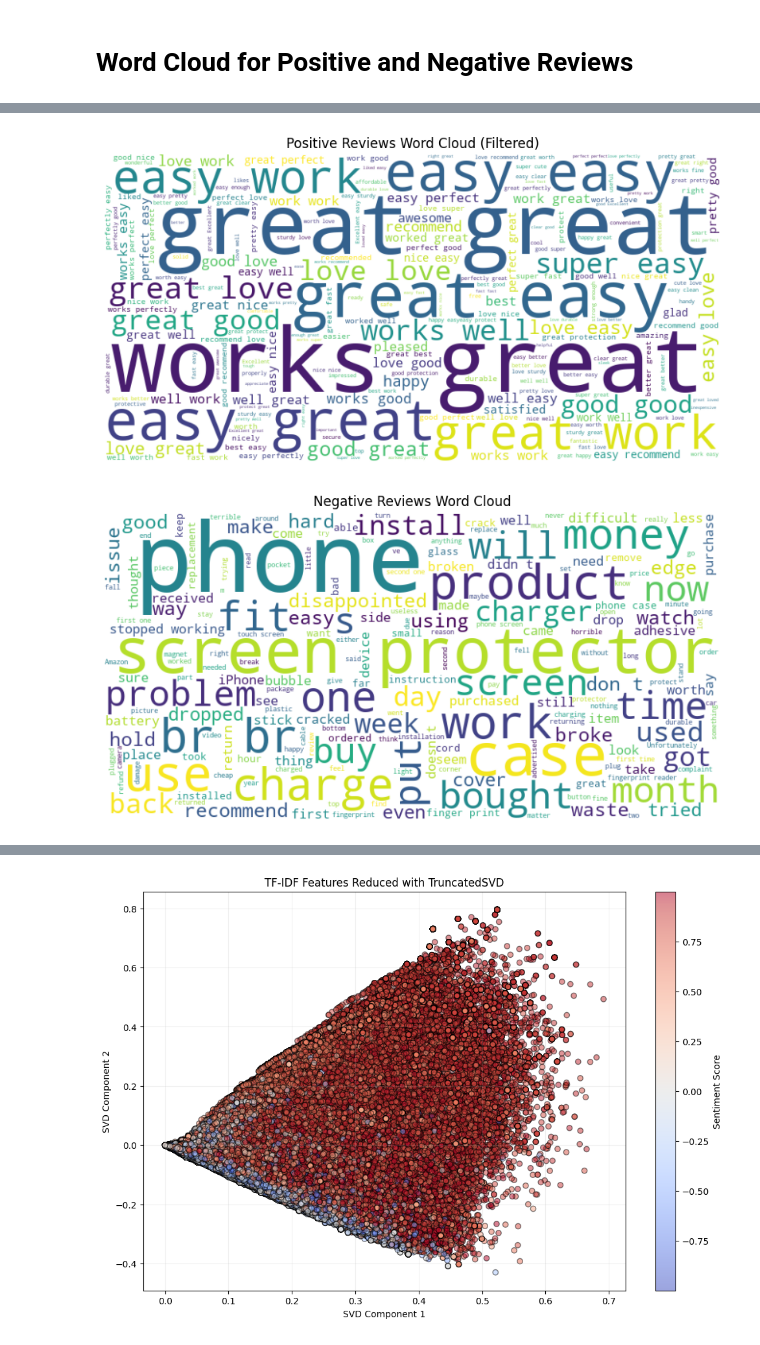
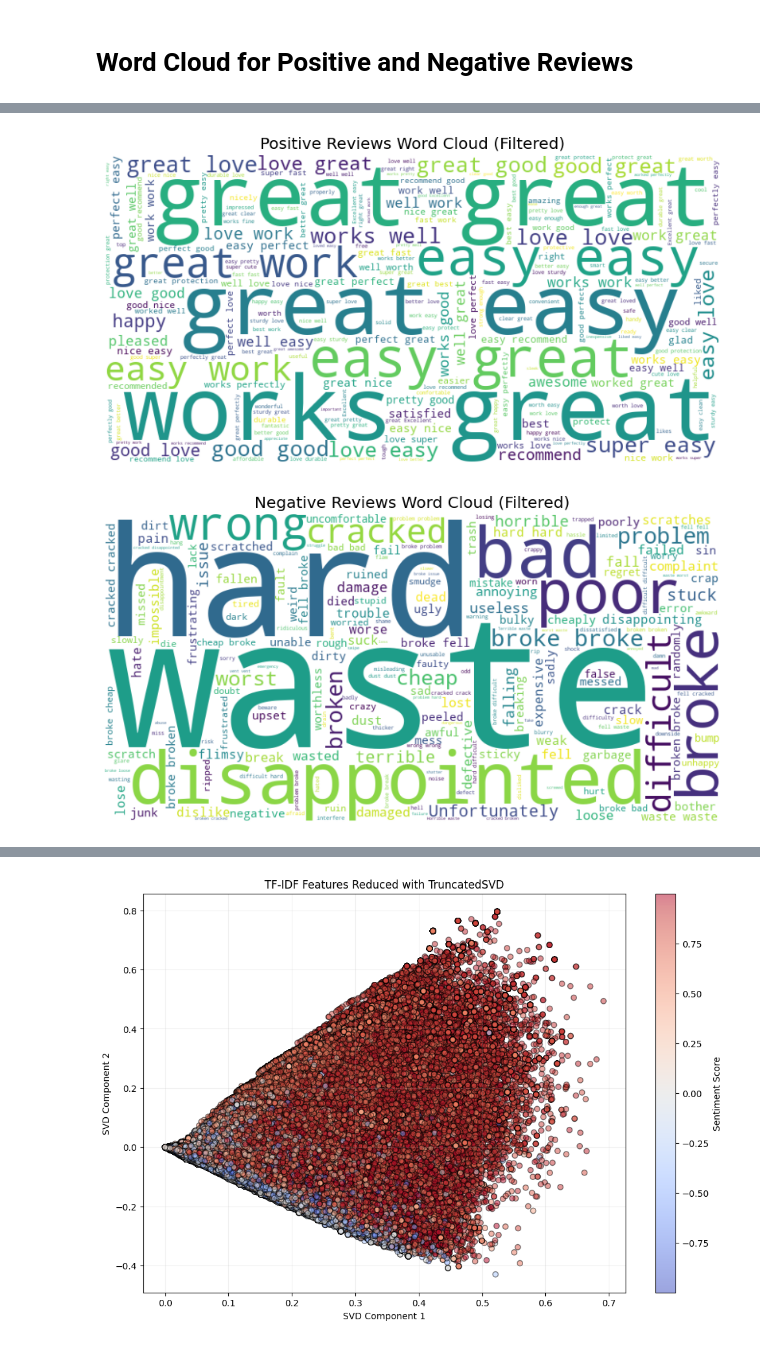
Before and after one commit to maciejkar/Amazon-Product-Improvement, a Jupyter notebook: sentiment analysis.ipynb, the cells around one changed output, grey strips where cells are left out. Cells and saved outputs as stored; diff of their text form; code cells hidden in the pictures.

```diff
--- a/sentiment analysis.ipynb
+++ b/sentiment analysis.ipynb
@@ -23,0 +48,14 @@ merged_data = pd.merge(reviews, metadata, on=['parent_asin'], how='inner')
+# %%
+ratings = merged_data["rating"].value_counts()
+number = ratings.index
+quantity = ratings.values
+
+custom_colors = ["skyblue", "yellowgreen", 'tomato', "blue", "red"]
+plt.figure(figsize=(5, 5))
+plt.pie(quantity, labels=number, colors=custom_colors)
+central_circle = plt.Circle((0, 0), 0.5, color='white')
+fig = plt.gcf()
+fig.gca().add_artist(central_circle)
+plt.rc('font', size=12)
+plt.title("Amazon Rating Reviews", fontsize=20)
+plt.show()
@@ -86,29 +128,36 @@ plot_sentiment_distributions(top_products, metadata)
 # %% [markdown]
 # Word Cloud for Positive and Negative Reviews
 # %%
-# Download the opinion lexicon
-download('opinion_lexicon')
-
-# Get a list of positive words from the lexicon
+# Get a list of positive and negative words from the lexicon
 positive_words_set = set(opinion_lexicon.positive())
+negative_words_set = set(opinion_lexicon.negative())
 
 def filter_positive_words(text):
     """Filter only positive words from the text."""
     words = text.split()
     return " ".join(word for word in words if word.lower() in positive_words_set)
 
-def plot_wordcloud_filtered(data, sentiment_category, filter_positive=False):
+def filter_negative_words(text):
+    """Filter only negative words from the text."""
+    words = text.split()
+    return " ".join(word for word in words if word.lower() in negative_words_set)
+
+def plot_wordcloud_filtered(data, sentiment_category, filter_positive=False, filter_negative=False):
+    """Generate a word cloud for the specified sentiment category."""
     text = " ".join(data[data['sentiment_category'] == sentiment_category]['text'].fillna(""))
     if filter_positive:
         text = filter_positive_words(text)  # Filter for positive words
+    if filter_negative:
+        text = filter_negative_words(text)
     wordcloud = WordCloud(width=800, height=400, background_color='white').generate(text)
     plt.figure(figsize=(10, 6))
     plt.imshow(wordcloud, interpolation='bilinear')
     plt.axis('off')
-    plt.title(f'{sentiment_category} Reviews Word Cloud (Filtered)' if filter_positive else f'{sentiment_category} Reviews Word Cloud')
+    plt.title(f'{sentiment_category} Reviews Word Cloud (Filtered)' if filter_positive or filter_negative else f'{sentiment_category} Reviews Word Cloud')
     plt.show()
 
-# Plot word clouds
+# Example Usage:
+#Assuming `merged_data` is a DataFrame with columns 'sentiment_category' and 'text'
 plot_wordcloud_filtered(merged_data, 'Positive', filter_positive=True)  # Positive words only
-plot_wordcloud_filtered(merged_data, 'Negative')  # Full negative reviews
+plot_wordcloud_filtered(merged_data, 'Negative', filter_negative=True)
 # %% [output]
@@ -118,2 +164,2 @@ plot_wordcloud_filtered(merged_data, 'Negative')  # Full negative reviews
-[figure, old version]
+[figure, new version]
-[figure, old version]
+[figure, new version]
```
Also changed, not shown: parts of 16 cells of this notebook.
